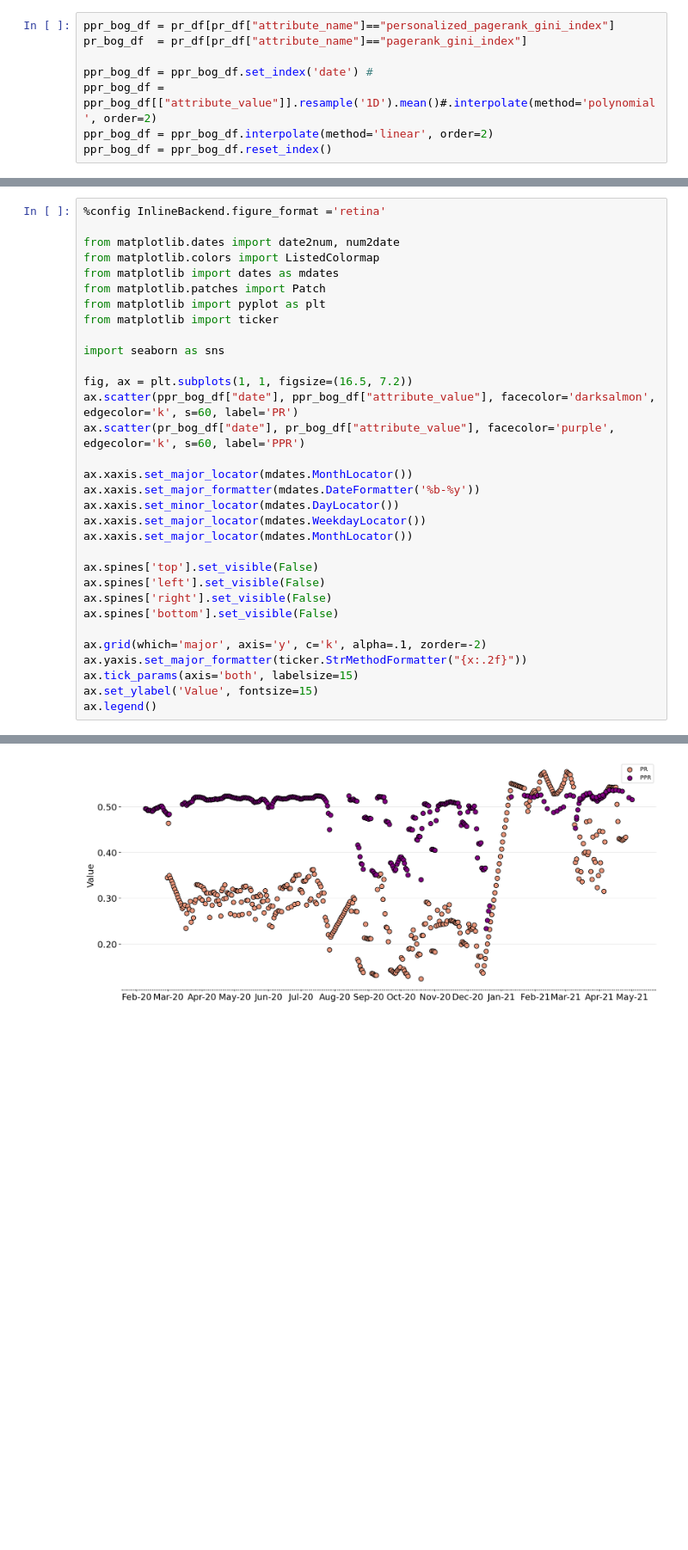
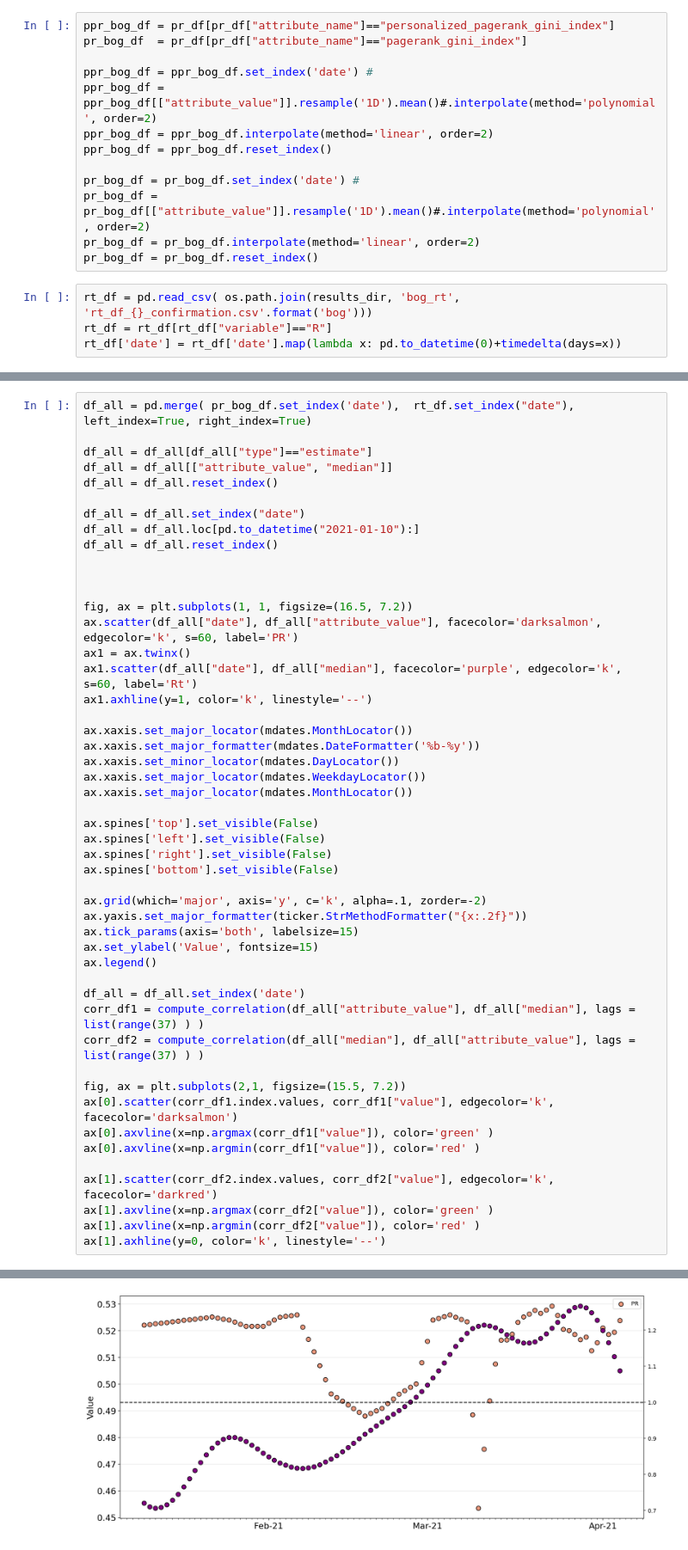
Before and after one commit to ChaosDonkey06/bogota_covid19_lockdowns, a Jupyter notebook: PPR_Rt_analysos.ipynb, the cells around one changed output, grey strips where cells are left out. Shown at 86% size. Drawn from its saved outputs; the diff is of its cells as text; blank space fills up the shorter version.

```diff
--- a/PPR_Rt_analysos.ipynb
+++ b/PPR_Rt_analysos.ipynb
@@ -32,3 +78,12 @@ ppr_bog_df = ppr_bog_df.set_index('date') #
 ppr_bog_df = ppr_bog_df[["attribute_value"]].resample('1D').mean()#.interpolate(method='polynomial', order=2)
 ppr_bog_df = ppr_bog_df.interpolate(method='linear', order=2)
 ppr_bog_df = ppr_bog_df.reset_index()
+
+pr_bog_df = pr_bog_df.set_index('date') #
+pr_bog_df = pr_bog_df[["attribute_value"]].resample('1D').mean()#.interpolate(method='polynomial', order=2)
+pr_bog_df = pr_bog_df.interpolate(method='linear', order=2)
+pr_bog_df = pr_bog_df.reset_index()
+# %%
+rt_df = pd.read_csv( os.path.join(results_dir, 'bog_rt', 'rt_df_{}_confirmation.csv'.format('bog')))
+rt_df = rt_df[rt_df["variable"]=="R"]
+rt_df['date'] = rt_df['date'].map(lambda x: pd.to_datetime(0)+timedelta(days=x))
@@ -35,18 +186,21 @@ ppr_bog_df = ppr_bog_df.reset_index()
 # %%
-%config InlineBackend.figure_format ='retina'
+df_all = pd.merge( pr_bog_df.set_index('date'),  rt_df.set_index("date"), left_index=True, right_index=True)
 
-from matplotlib.dates import date2num, num2date
-from matplotlib.colors import ListedColormap
-from matplotlib import dates as mdates
-from matplotlib.patches import Patch
-from matplotlib import pyplot as plt
-from matplotlib import ticker
+df_all = df_all[df_all["type"]=="estimate"]
+df_all = df_all[["attribute_value", "median"]]
+df_all = df_all.reset_index()
 
-import seaborn as sns
+df_all = df_all.set_index("date")
+df_all = df_all.loc[pd.to_datetime("2021-01-10"):]
+df_all = df_all.reset_index()
+
+
 
 fig, ax = plt.subplots(1, 1, figsize=(16.5, 7.2))
-ax.scatter(ppr_bog_df["date"], ppr_bog_df["attribute_value"], facecolor='darksalmon', edgecolor='k', s=60, label='PR')
-ax.scatter(pr_bog_df["date"], pr_bog_df["attribute_value"], facecolor='purple', edgecolor='k', s=60, label='PPR')
+ax.scatter(df_all["date"], df_all["attribute_value"], facecolor='darksalmon', edgecolor='k', s=60, label='PR')
+ax1 = ax.twinx()
+ax1.scatter(df_all["date"], df_all["median"], facecolor='purple', edgecolor='k', s=60, label='Rt')
+ax1.axhline(y=1, color='k', linestyle='--')
 
 ax.xaxis.set_major_locator(mdates.MonthLocator())
 ax.xaxis.set_major_formatter(mdates.DateFormatter('%b-%y'))
@@ -64,4 +218,18 @@ ax.yaxis.set_major_formatter(ticker.StrMethodFormatter("{x:.2f}"))
 ax.tick_params(axis='both', labelsize=15)
 ax.set_ylabel('Value', fontsize=15)
 ax.legend()
+
+df_all = df_all.set_index('date')
+corr_df1 = compute_correlation(df_all["attribute_value"], df_all["median"], lags = list(range(37) ) )
+corr_df2 = compute_correlation(df_all["median"], df_all["attribute_value"], lags = list(range(37) ) )
+
+fig, ax = plt.subplots(2,1, figsize=(15.5, 7.2))
+ax[0].scatter(corr_df1.index.values, corr_df1["value"], edgecolor='k', facecolor='darksalmon')
+ax[0].axvline(x=np.argmax(corr_df1["value"]), color='green' )
+ax[0].axvline(x=np.argmin(corr_df1["value"]), color='red' )
+
+ax[1].scatter(corr_df2.index.values, corr_df2["value"], edgecolor='k', facecolor='darkred')
+ax[1].axvline(x=np.argmax(corr_df2["value"]), color='green' )
+ax[1].axvline(x=np.argmin(corr_df2["value"]), color='red' )
+ax[1].axhline(y=0, color='k', linestyle='--')
 # %% [output]
@@ -69 +237 @@ ax.legend()
-[figure, old version]
+[figure, new version]
```
Also changed, not shown: parts of 11 cells of this notebook.
